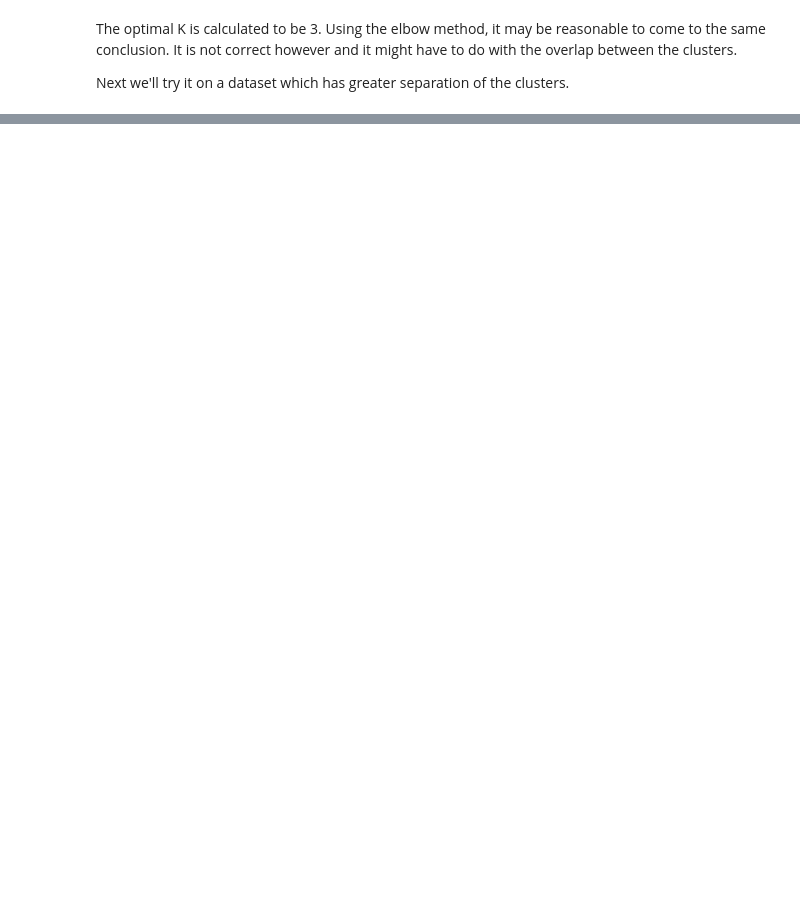
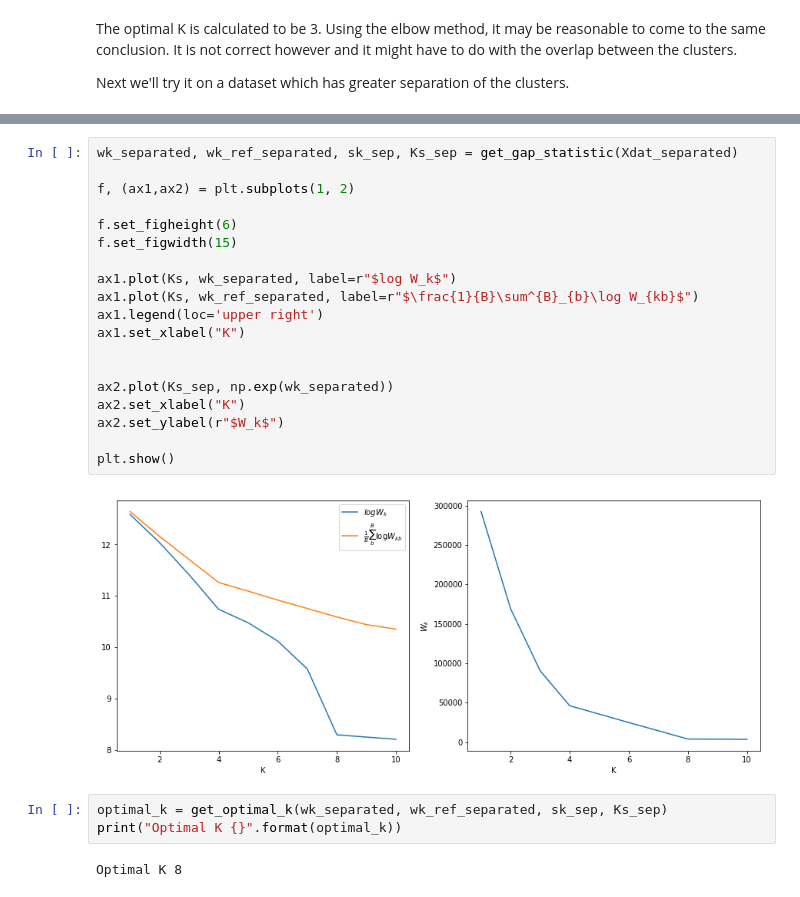
Before and after one commit to edforsberg/MME440_Project2, a Jupyter notebook: RaukonGap.ipynb, the cells around one changed output, grey strips where cells are left out. Saved outputs shown, nothing was run; the diff lists cells and outputs as text; blank space fills up the shorter version.

```diff
--- a/RaukonGap.ipynb
+++ b/RaukonGap.ipynb
@@ -165,0 +181,26 @@ Next we'll try it on a dataset which has greater separation of the clusters.
+# %%
+wk_separated, wk_ref_separated, sk_sep, Ks_sep = get_gap_statistic(Xdat_separated)
+
+f, (ax1,ax2) = plt.subplots(1, 2)
+
+f.set_figheight(6)
+f.set_figwidth(15)
+
+ax1.plot(Ks, wk_separated, label=r"$log W_k$")
+ax1.plot(Ks, wk_ref_separated, label=r"$\frac{1}{B}\sum^{B}_{b}\log W_{kb}$")
+ax1.legend(loc='upper right')
+ax1.set_xlabel("K")
+
+
+ax2.plot(Ks_sep, np.exp(wk_separated))
+ax2.set_xlabel("K")
+ax2.set_ylabel(r"$W_k$")
+
+plt.show()
+# %% [output]
+[figure, added]
+# %%
+optimal_k = get_optimal_k(wk_separated, wk_ref_separated, sk_sep, Ks_sep)
+print("Optimal K {}".format(optimal_k))
+# %% [output]
+Optimal K 8
```
Also changed, not shown: parts of 19 cells of this notebook.
